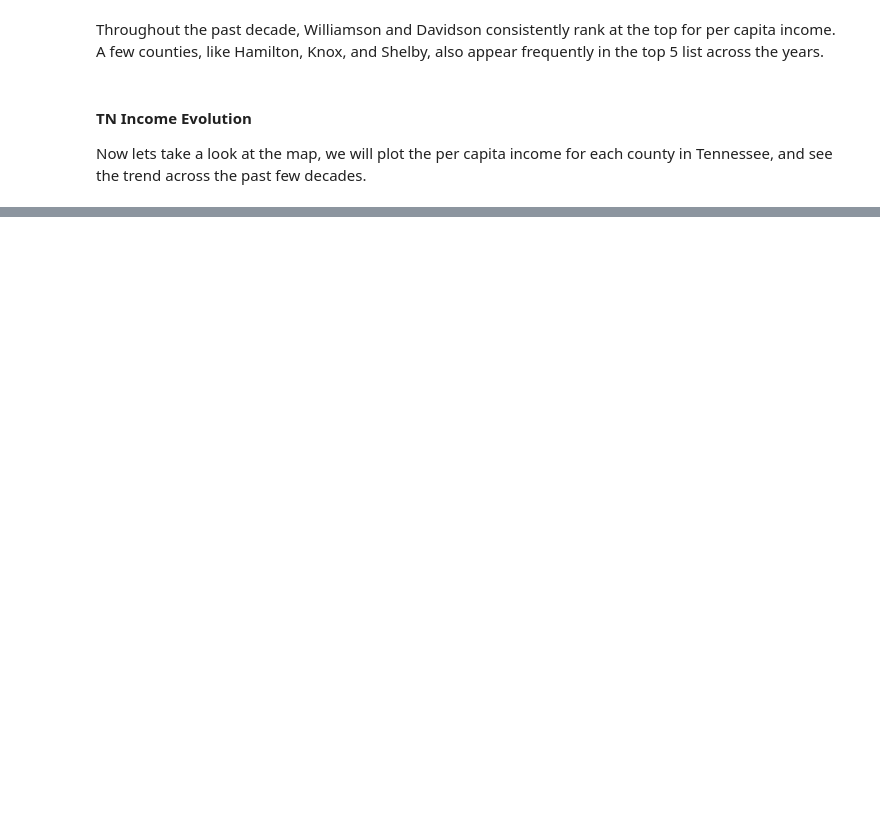
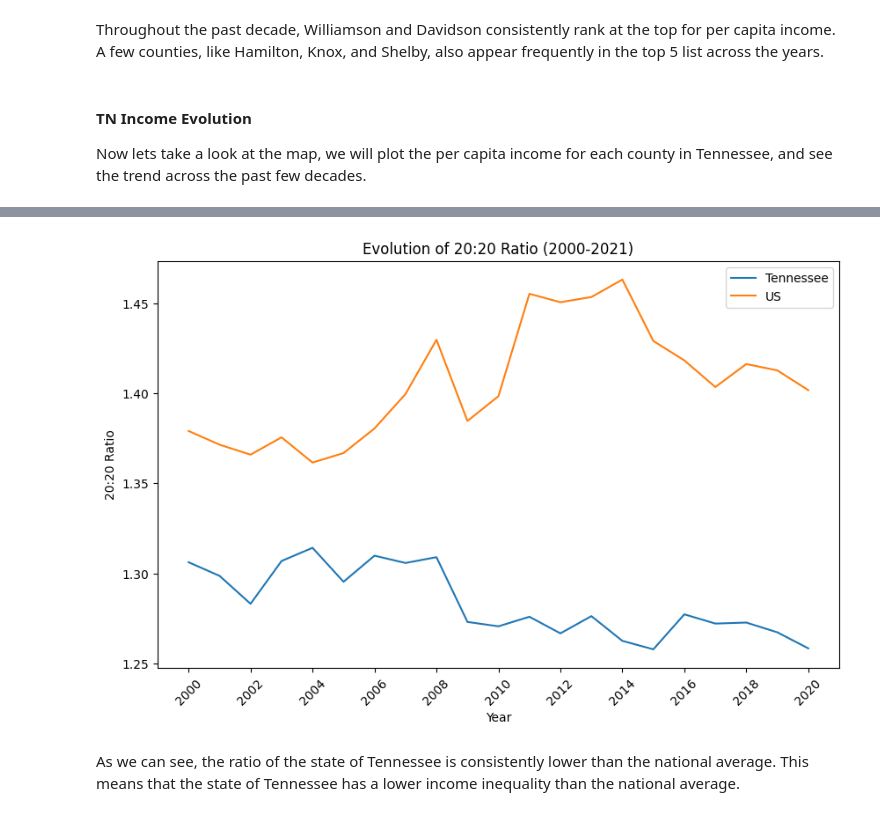
Before and after one commit to VUDataSci/data-presentation-alberthu233, a Jupyter notebook: EDA_presentation.ipynb, the cells around one changed output, grey strips where cells are left out. Drawn from its saved outputs; the diff is of its cells as text; code cells hidden in the pictures; blank space fills up the shorter version.

```diff
--- a/EDA_presentation.ipynb
+++ b/EDA_presentation.ipynb
@@ -135,0 +222,36 @@ display.Image(url=gif_path_2000_2021)
+# %%
+def ineq_20_20(values):
+    top20, bottom20 = values.quantile([0.8, 0.2])
+    return top20 / bottom20
+
+# Generate range of strings from 1969 to 2018
+years = np.arange(2000, 2021).astype(str)
+
+# Compute 20:20 ratio for every year
+tn_ratio_2020 = tn_per_cap_income[years].apply(ineq_20_20, axis=0)
+us_ratio_2020 = per_cap_income[years].apply(ineq_20_20, axis=0)
+
+# Plot evolution of 20:20 ratio
+fig, ax = plt.subplots(figsize=(10, 6))
+ax.plot(years, tn_ratio_2020, label='Tennessee')
+ax.plot(years, us_ratio_2020, label='US')
+
+# Set title
+ax.set_title('Evolution of 20:20 Ratio (2000-2021)')
+
+# Set axis labels
+ax.set_xlabel('Year')
+ax.set_ylabel('20:20 Ratio')
+
+# Set tick labels
+ax.set_xticks(years[::2])
+ax.set_xticklabels(years[::2], rotation=45)
+
+# Set legend
+ax.legend()
+
+plt.show()
+# %% [output]
+[figure, added]
+# %% [markdown]
+As we can see, the ratio of the state of Tennessee is consistently lower than the national average. This means that the state of Tennessee has a lower income inequality than the national average.
```
Also changed, not shown: parts of 17 cells of this notebook, 2 other files.
